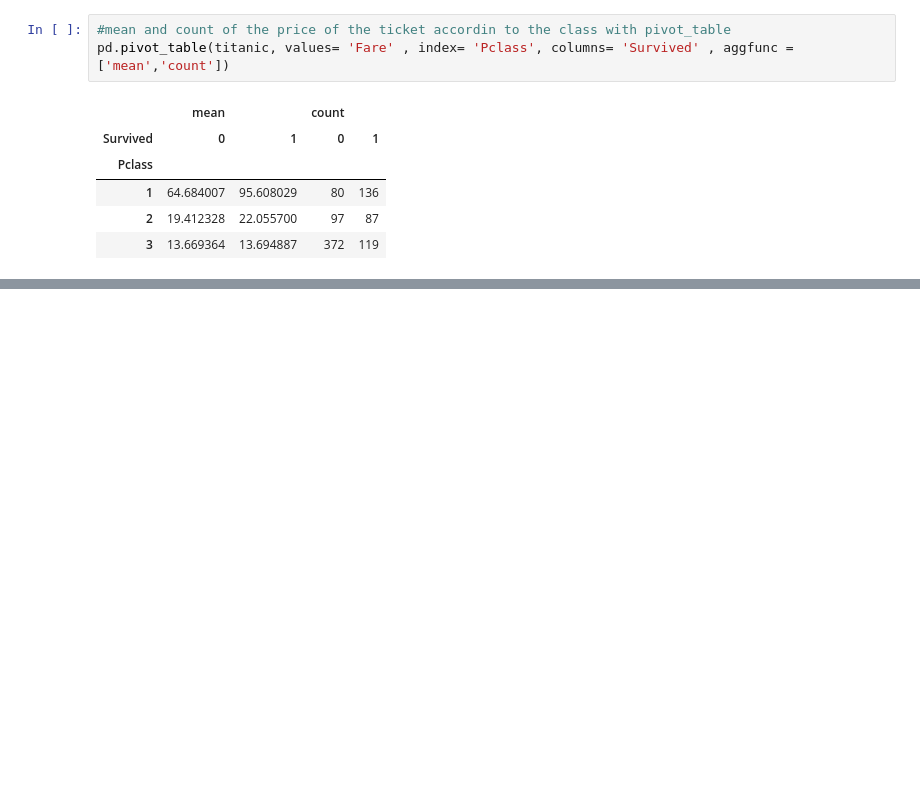
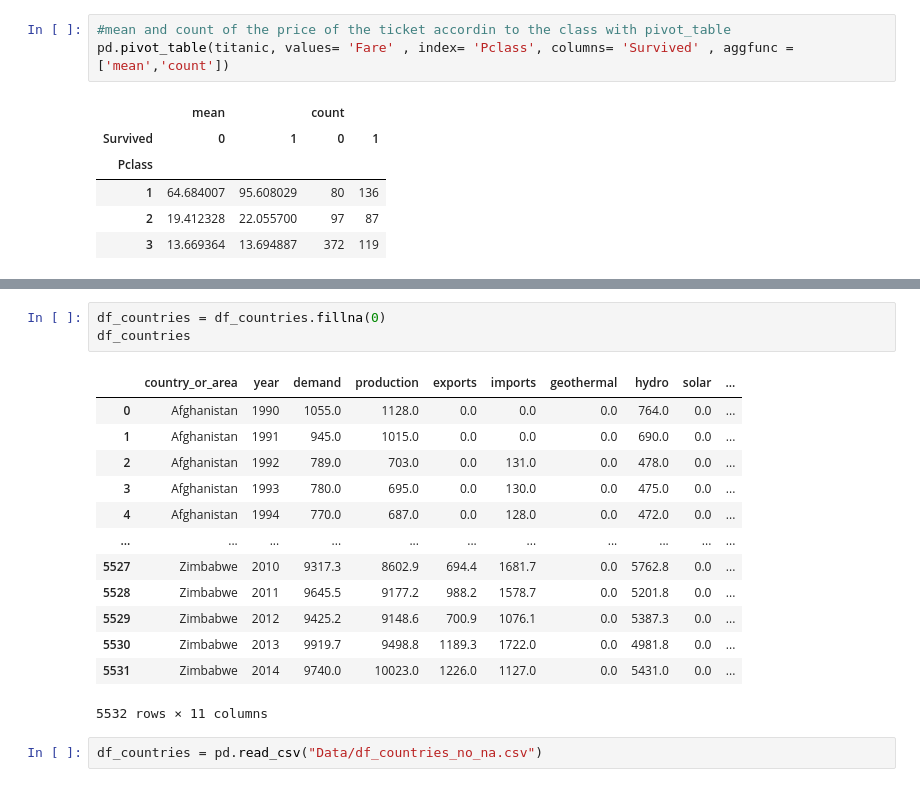
Before and after one commit to juanpaat/Python-for-Data-Analysts-and-Data-Scientists, a Jupyter notebook: DataFrame Manipulation.ipynb, the cells around one changed output, grey strips where cells are left out. Drawn from its saved outputs; the diff is of its cells as text; blank space fills up the shorter version.

```diff
--- a/DataFrame Manipulation.ipynb
+++ b/DataFrame Manipulation.ipynb
@@ -481,0 +868,19 @@ pd.pivot_table(titanic, values= 'Fare' , index= 'Pclass', columns= 'Survived' ,
+# %%
+df_countries = df_countries.fillna(0)
+df_countries
+# %% [output]
+|  | country_or_area | year | demand | production | exports | imports | geothermal | hydro | solar | ... |
+| 0 | Afghanistan | 1990 | 1055.0 | 1128.0 | 0.0 | 0.0 | 0.0 | 764.0 | 0.0 | ... |
+| 1 | Afghanistan | 1991 | 945.0 | 1015.0 | 0.0 | 0.0 | 0.0 | 690.0 | 0.0 | ... |
+| 2 | Afghanistan | 1992 | 789.0 | 703.0 | 0.0 | 131.0 | 0.0 | 478.0 | 0.0 | ... |
+| 3 | Afghanistan | 1993 | 780.0 | 695.0 | 0.0 | 130.0 | 0.0 | 475.0 | 0.0 | ... |
+| 4 | Afghanistan | 1994 | 770.0 | 687.0 | 0.0 | 128.0 | 0.0 | 472.0 | 0.0 | ... |
+| ... | ... | ... | ... | ... | ... | ... | ... | ... | ... | ... |
+| 5527 | Zimbabwe | 2010 | 9317.3 | 8602.9 | 694.4 | 1681.7 | 0.0 | 5762.8 | 0.0 | ... |
+| 5528 | Zimbabwe | 2011 | 9645.5 | 9177.2 | 988.2 | 1578.7 | 0.0 | 5201.8 | 0.0 | ... |
+| 5529 | Zimbabwe | 2012 | 9425.2 | 9148.6 | 700.9 | 1076.1 | 0.0 | 5387.3 | 0.0 | ... |
+| 5530 | Zimbabwe | 2013 | 9919.7 | 9498.8 | 1189.3 | 1722.0 | 0.0 | 4981.8 | 0.0 | ... |
+| 5531 | Zimbabwe | 2014 | 9740.0 | 10023.0 | 1226.0 | 1127.0 | 0.0 | 5431.0 | 0.0 | ... |
+5532 rows × 11 columns
+# %%
+df_countries = pd.read_csv("Data/df_countries_no_na.csv")
```
Also changed, not shown: parts of 54 cells of this notebook.
